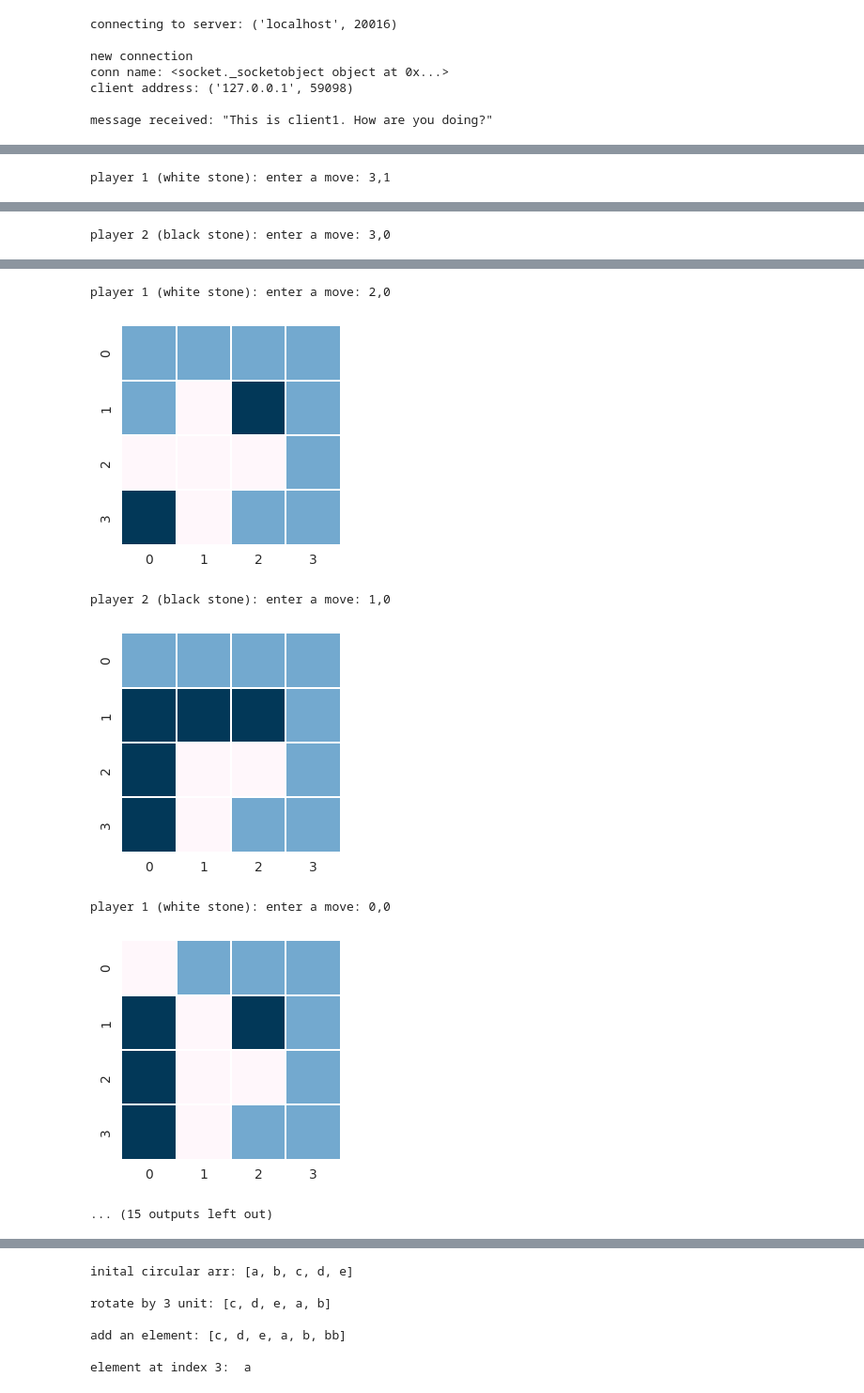
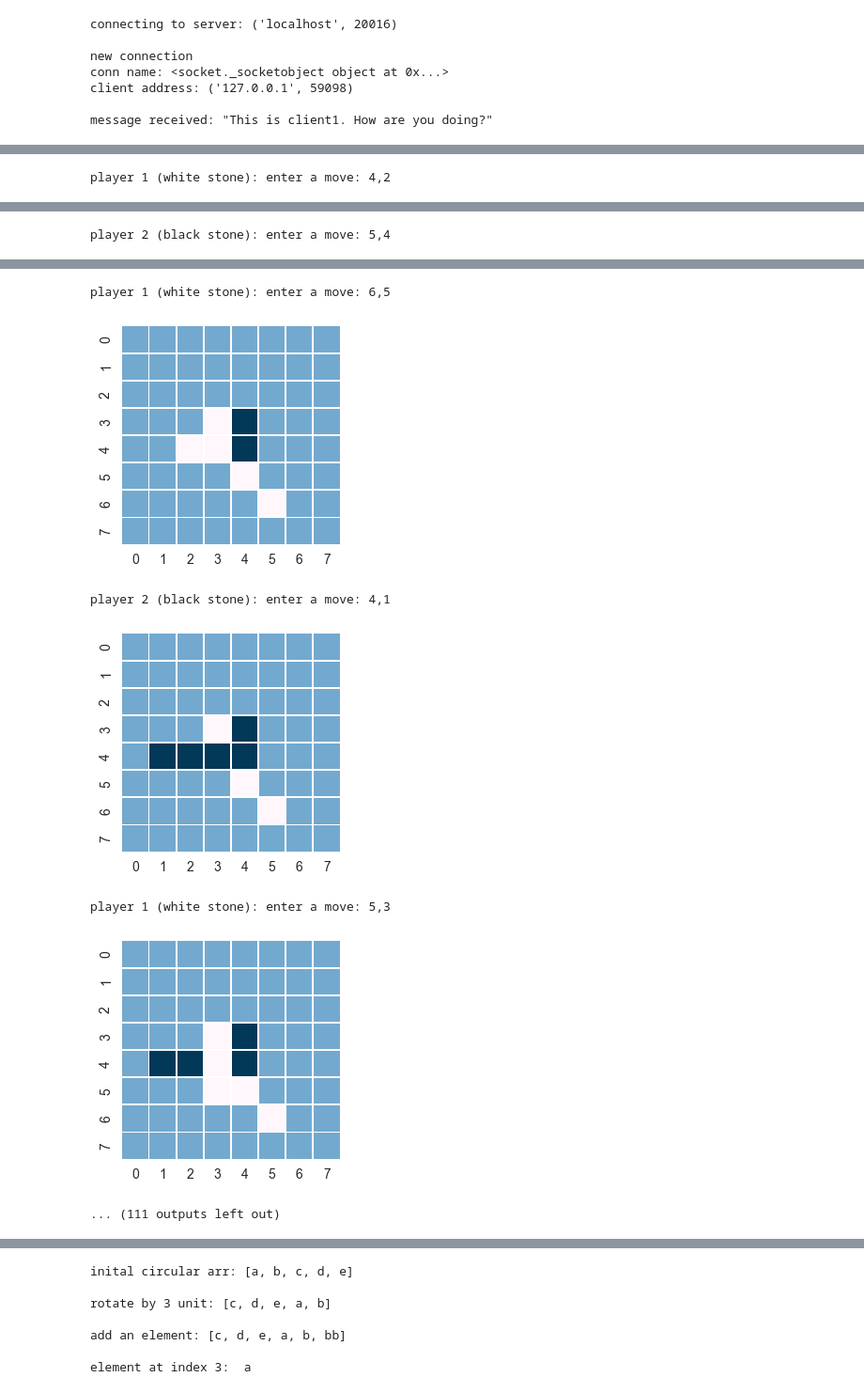
Before and after one commit to ronnnwu/codetheInterviewExercises, a Jupyter notebook: Ch7.ipynb, the cells around one changed output, grey strips where cells are left out. Shown at 94% size. Saved outputs shown, nothing was run; the diff lists cells and outputs as text; code cells hidden in the pictures.

```diff
--- a/Ch7.ipynb
+++ b/Ch7.ipynb
@@ -998,7 +1019,7 @@ class othello(object):
         sns.heatmap(self.board, cmap='PuBu',  square=True, linewidths=.3, cbar=False, ax=ax)
         sns.plt.show()
 # %%
-A = othello(4)  #change 4 to any number greater or equal to 3, gives the size of the board
+A = othello(8)  #change to any number greater or equal to 3, gives the size of the board
 # %% [output]
 ---------------- Let us play othello ----------------
 | To place a stone, enter two numbers separated by a comma
@@ -1007 +1028 @@ A = othello(4)  #change 4 to any number greater or equal to 3, gives the size of
-player 1 (white stone): enter a move: 3,1
+player 1 (white stone): enter a move: 4,2
@@ -1009 +1030 @@ player 1 (white stone): enter a move: 3,1
-player 2 (black stone): enter a move: 3,0
+player 2 (black stone): enter a move: 5,4
@@ -1011,8 +1032,8 @@ player 2 (black stone): enter a move: 3,0
-player 1 (white stone): enter a move: 2,0
+player 1 (white stone): enter a move: 6,5
-[figure, old version]
+[figure, new version]
-player 2 (black stone): enter a move: 1,0
+player 2 (black stone): enter a move: 4,1
-[figure, old version]
+[figure, new version]
-player 1 (white stone): enter a move: 0,0
+player 1 (white stone): enter a move: 5,3
-[figure, old version]
+[figure, new version]
-... (15 outputs left out)
+... (111 outputs left out)
 # %% [markdown]
```
Also changed, not shown: parts of 21 cells of this notebook.
